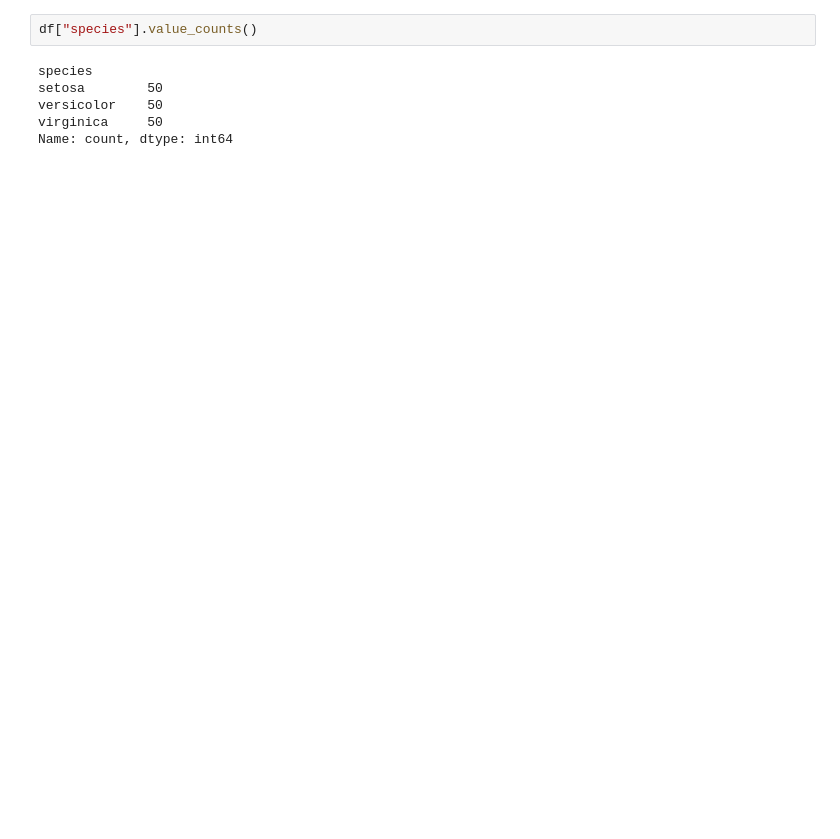
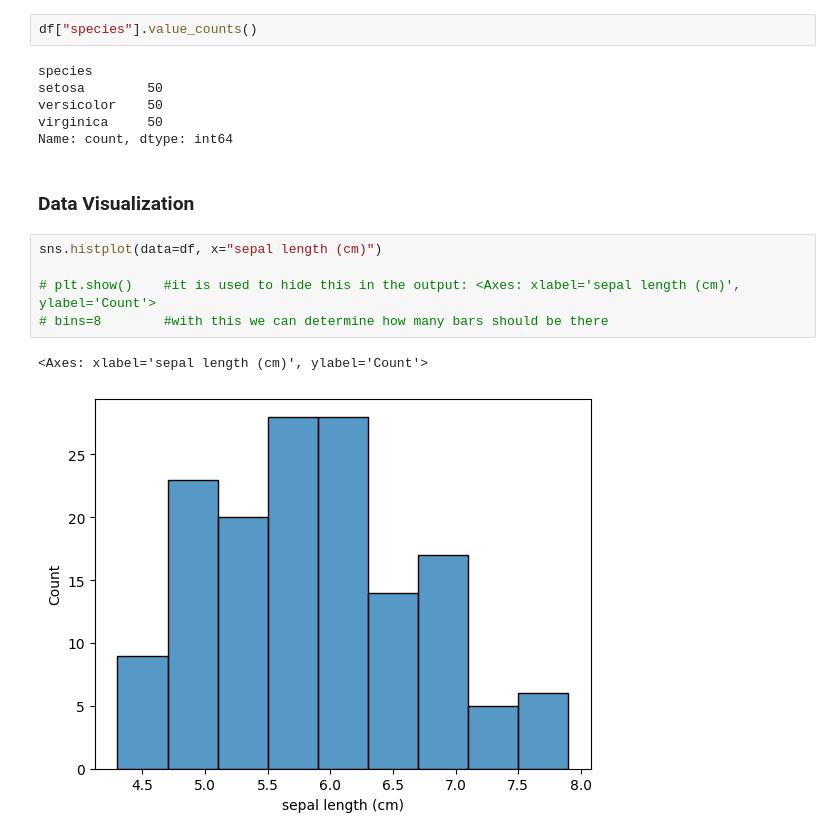
Before and after one commit to kartikeysharma2645/OIBSIP, a Jupyter notebook: DataScience-Task1-IrisFlowerClassification/IrisFlowerClassification.ipynb, the cells around one changed output. Cells and saved outputs as stored; diff of their text form; blank space fills up the shorter version.

Commit message:
Complete EDA and begin data visualization for Iris dataset

```diff
--- a/DataScience-Task1-IrisFlowerClassification/IrisFlowerClassification.ipynb
+++ b/DataScience-Task1-IrisFlowerClassification/IrisFlowerClassification.ipynb
@@ -154,3 +169,13 @@ setosa        50
 versicolor    50
 virginica     50
 Name: count, dtype: int64
+# %% [markdown]
+### Data Visualization
+# %%
+sns.histplot(data=df, x="sepal length (cm)")
+
+# plt.show()    #it is used to hide this in the output: <Axes: xlabel='sepal length (cm)', ylabel='Count'>
+# bins=8        #with this we can determine how many bars should be there
+# %% [output]
+<Axes: xlabel='sepal length (cm)', ylabel='Count'>
+[figure, added]
```
Also changed, not shown: parts of 9 cells of this notebook.
